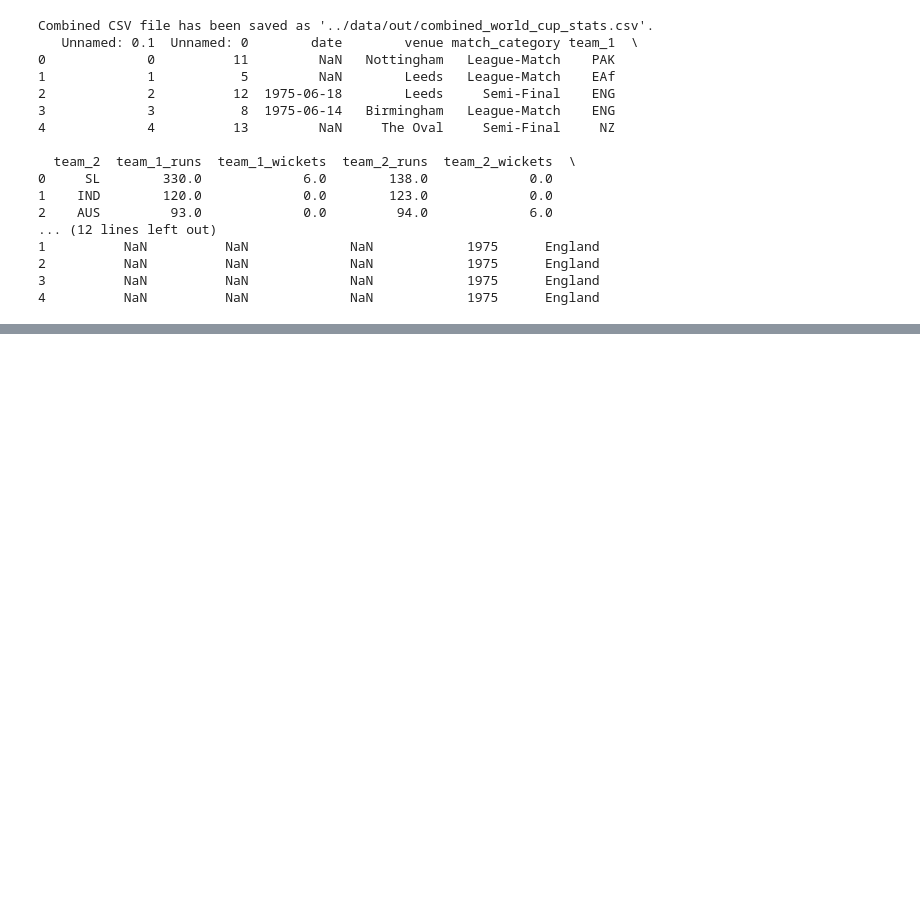
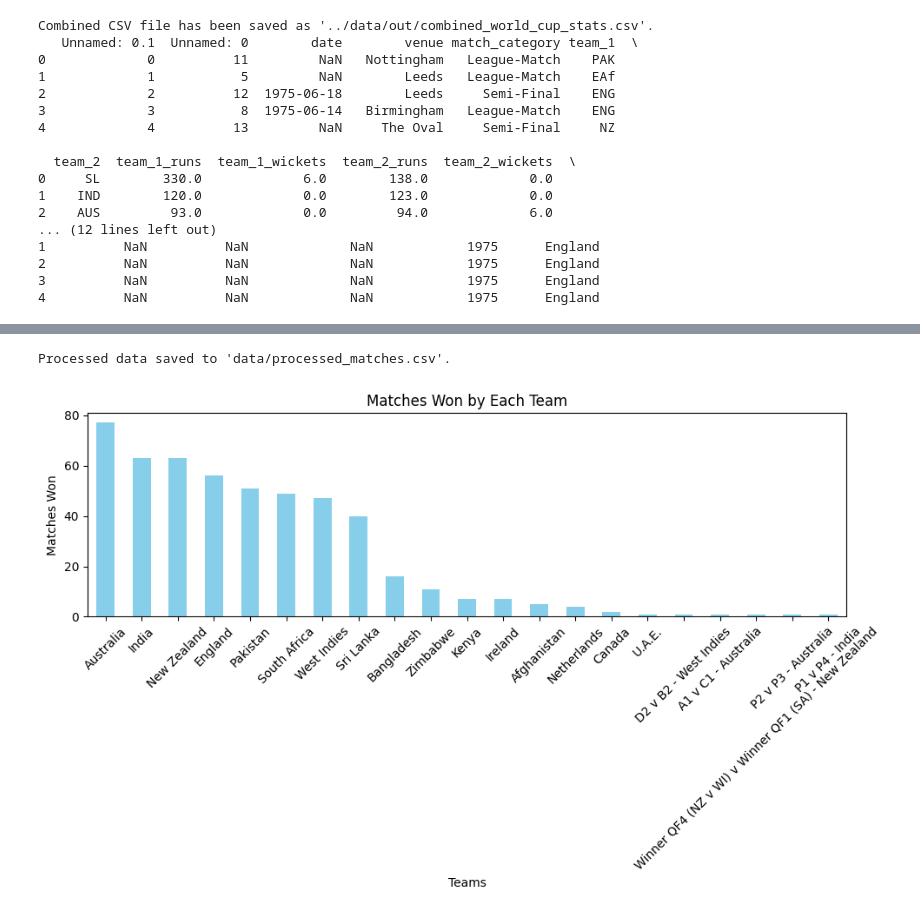
Before and after one commit to KavishkaVenuka/PyData_Assessment, a Jupyter notebook: notebooks/task_2_data_prep.ipynb, the cells around one changed output, grey strips where cells are left out. Cells and saved outputs as stored; diff of their text form; code cells hidden in the pictures; blank space fills up the shorter version.

Commit message:
task2 update for graphs

```diff
--- a/notebooks/task_2_data_prep.ipynb
+++ b/notebooks/task_2_data_prep.ipynb
@@ -70,15 +70,15 @@ else:
     data_frames = [pd.read_csv(file) for file in file_paths]
 
     # Combine all DataFrames into one (row-wise)
-    combined_df = pd.concat(data_frames, ignore_index=True)
+    cricket_df = pd.concat(data_frames, ignore_index=True)
 
     # Save the combined DataFrame to a new CSV file
     output_file_name = "../data/out/combined_world_cup_stats.csv"
-    combined_df.to_csv(output_file_name, index=False)
+    cricket_df.to_csv(output_file_name, index=False)
 
     print(f"Combined CSV file has been saved as '{output_file_name}'.")
 
-print(combined_df.head())
+print(cricket_df.head())
 # %% [output]
 Combined CSV file has been saved as '../data/out/combined_world_cup_stats.csv'.
    Unnamed: 0.1  Unnamed: 0        date        venue match_category team_1  \
@@ -98,13 +98,18 @@ Combined CSV file has been saved as '../data/out/combined_world_cup_stats.csv'.
 3          NaN          NaN             NaN            1975      England
 4          NaN          NaN             NaN            1975      England
 # %%
+# Drop unnecessary columns
 columns_to_drop = ['Unnamed: 0.1', 'Unnamed: 0', 'commentary_line']
-df = df.drop(columns=columns_to_drop)
+cricket_df.drop(columns=columns_to_drop, inplace=True)
 
 # Step 2.2: Check for null values
-print(df.isnull().sum())
+print(cricket_df.isnull().sum())
 
+# Drop rows where any of the specified columns have null values
 columns_to_check = ['team_1_runs', 'team_1_wickets',
                     'team_2_runs', 'team_2_wickets']
-df = df.dropna(subset=columns_to_check)
+# cricket_df.dropna(subset=columns_to_check, inplace=True)
+
+
+cricket_df.head()
 # %% [output]
@@ -126,0 +138,37 @@ dtype: int64
+# %%
+# Save the processed DataFrame
+cricket_df.to_csv("../data/out/processed_matches.csv", index=False)
+print("Processed data saved to 'data/processed_matches.csv'.")
+# %% [output]
+Processed data saved to 'data/processed_matches.csv'.
+# %%
+import pandas as pd
+import matplotlib.pyplot as plt
+
+# Ensure 'winning_team' is derived from the 'result' column
+
+
+def extract_winning_team(result):
+    if pd.isna(result) or not isinstance(result, str):
+        return None
+    if 'won by' in result.lower():
+        return result.split('won')[0].strip()
+    return None
+
+
+cricket_df['winning_team'] = cricket_df['result'].apply(extract_winning_team)
+
+# Count matches won by each team
+winning_team_counts = cricket_df['winning_team'].value_counts()
+
+# Plot the bar chart
+plt.figure(figsize=(10, 6))
+winning_team_counts.plot(kind='bar', color='skyblue')
+plt.title('Matches Won by Each Team')
+plt.xlabel('Teams')
+plt.ylabel('Matches Won')
+plt.xticks(rotation=45)
+plt.tight_layout()
+plt.show()
+# %% [output]
+[figure, added]
```
Also changed, not shown: parts of 2 cells of this notebook.
